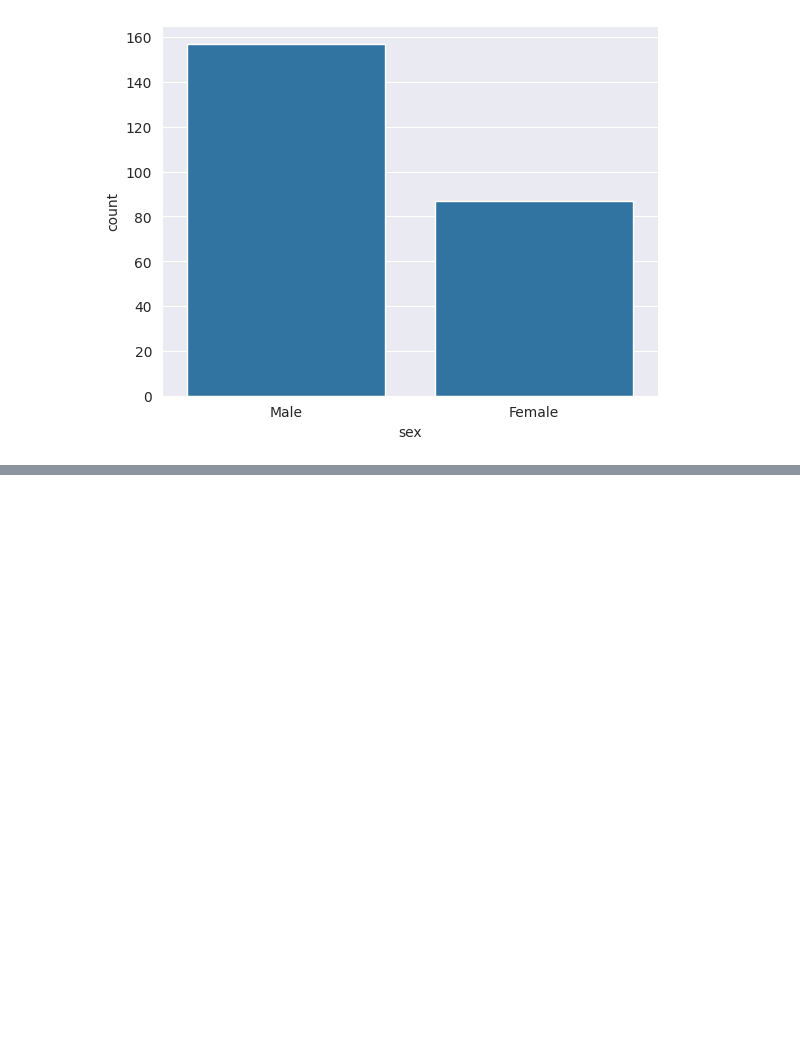
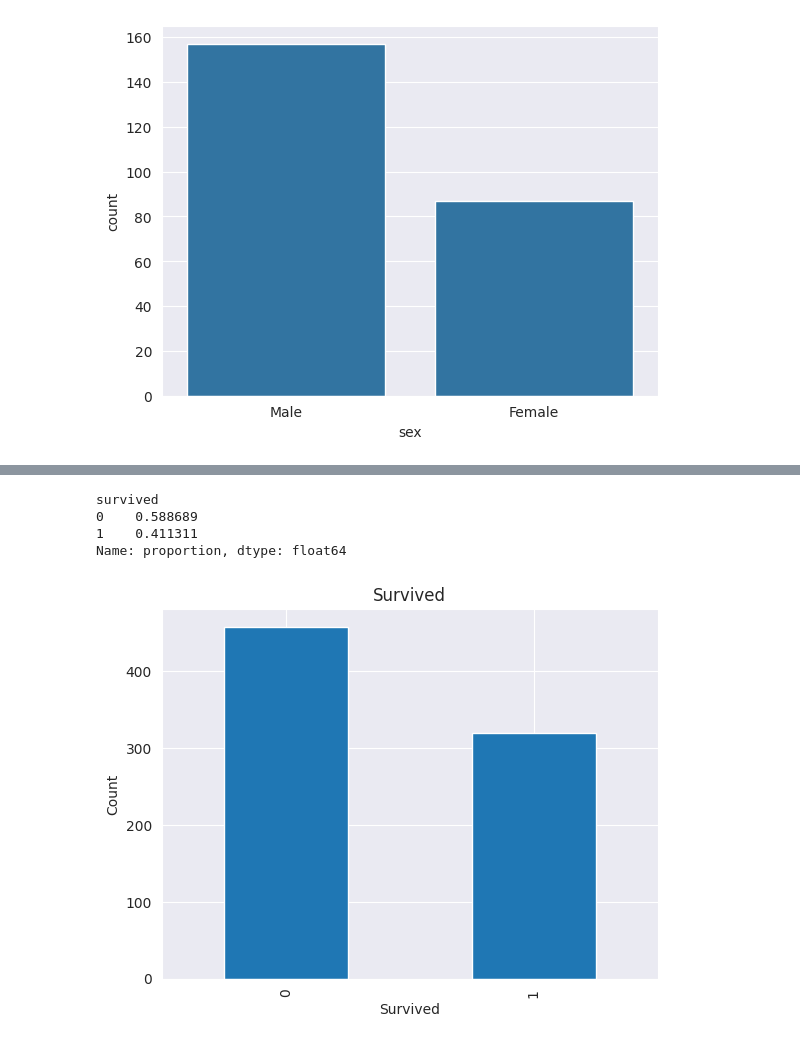
Before and after one commit to shahdelmasry12/AI-Machine-Learning, a Jupyter notebook: Matplotlib&seaborn_Tasks.ipynb, the cells around one changed output, grey strips where cells are left out. Drawn from its saved outputs; the diff is of its cells as text; code cells hidden in the pictures; blank space fills up the shorter version.

```diff
--- a/Matplotlib&seaborn_Tasks.ipynb
+++ b/Matplotlib&seaborn_Tasks.ipynb
@@ -50,0 +233,6 @@ plt.show()
+# %%
+#Remove rows with missing values at embark_town column
+data.dropna(subset=["embark_town"],inplace=True)
+# %%
+#Replace missing values by Mean to age column
+data["age"].fillna(data["age"].mean(),inplace=True)
@@ -50,0 +246,3 @@ plt.show()
+# %%
+#To remove columns (class,alive,embarked) -->Because there are columns that have the same meaning and the same values
+data.drop(["class","alive","embarked"],axis=1,inplace=True)
@@ -50,0 +280,4 @@ plt.show()
+# %%
+#To remove duplicate rows
+data.drop_duplicates(inplace=True)
+data.duplicated().sum()
@@ -50,0 +325,14 @@ plt.show()
+# %%
+#To Check if the data is balanced
+print(data.survived.value_counts(normalize=True))
+data["survived"].value_counts().plot(kind="bar")
+plt.title("Survived")
+plt.xlabel("Survived")
+plt.ylabel("Count")
+plt.show()
+# %% [output]
+survived
+0    0.588689
+1    0.411311
+Name: proportion, dtype: float64
+[figure, added]
```
Also changed, not shown: parts of 35 cells of this notebook.
